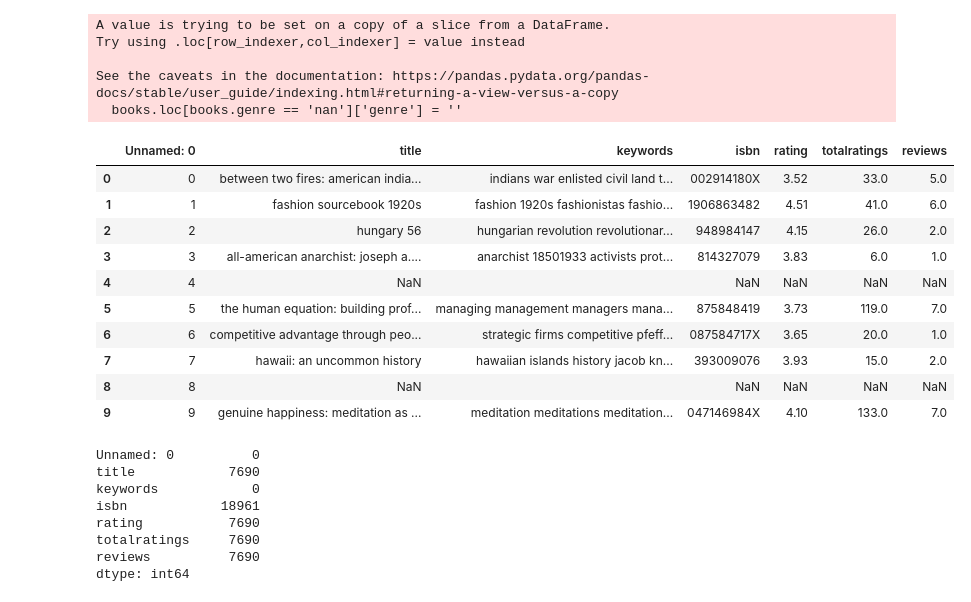
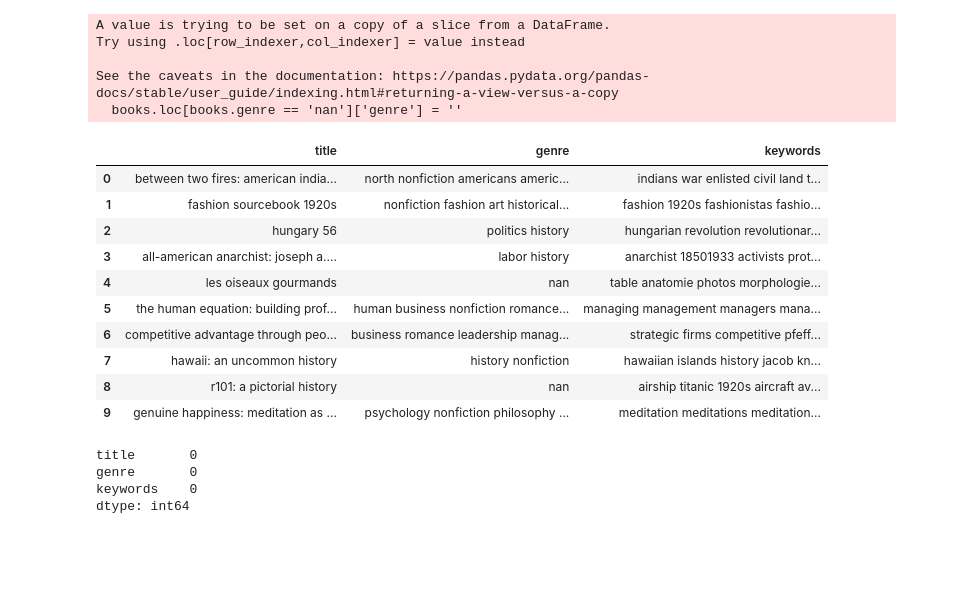
Before and after one commit to M-Awwab-Khan/personalized-book-recommender, a Jupyter notebook: personlized-book-recommender.ipynb, the cells around one changed output. Saved outputs shown, nothing was run; the diff lists cells and outputs as text; code cells hidden in the pictures; blank space fills up the shorter version.

Commit message:
Kaggle Notebook | personlized-book-recommender | Version 4

```diff
--- a/personlized-book-recommender.ipynb
+++ b/personlized-book-recommender.ipynb
@@ -255,8 +255,6 @@ for i in range(0, len(descriptions)):
 # %%
 keywords_list = pd.read_csv('/kaggle/input/goodreads-books-descriptions-keywords/keywords92730.csv')
 # %%
-
-books.drop(columns='keywords', inplace=True)
 books = books.reset_index().drop('index', axis=1)
 # %%
 books['keywords'] = keywords_list['keywords']
@@ -299,28 +297,24 @@ books_filtered = books[['title', 'keywords', 'isbn', 'rating', 'totalratings', '
 # %%
 books_filtered.to_csv('books_preprocessed.csv')
 # %%
-books_processed = books[['title', 'genre', '']]
+books_processed = books[['title', 'genre', 'keywords']]
 books_processed.head(10)
 # %% [output]
-|  | Unnamed: 0 | title | keywords | isbn | rating | totalratings | reviews |
-| 0 | 0 | between two fires: american india... | indians war enlisted civil land t... | 002914180X | 3.52 | 33.0 | 5.0 |
-| 1 | 1 | fashion sourcebook 1920s | fashion 1920s fashionistas fashio... | 1906863482 | 4.51 | 41.0 | 6.0 |
-| 2 | 2 | hungary 56 | hungarian revolution revolutionar... | 948984147 | 4.15 | 26.0 | 2.0 |
-| 3 | 3 | all-american anarchist: joseph a.... | anarchist 18501933 activists prot... | 814327079 | 3.83 | 6.0 | 1.0 |
-| 4 | 4 | NaN |  | NaN | NaN | NaN | NaN |
-| 5 | 5 | the human equation: building prof... | managing management managers mana... | 875848419 | 3.73 | 119.0 | 7.0 |
-| 6 | 6 | competitive advantage through peo... | strategic firms competitive pfeff... | 087584717X | 3.65 | 20.0 | 1.0 |
-| 7 | 7 | hawaii: an uncommon history | hawaiian islands history jacob kn... | 393009076 | 3.93 | 15.0 | 2.0 |
-| 8 | 8 | NaN |  | NaN | NaN | NaN | NaN |
-| 9 | 9 | genuine happiness: meditation as ... | meditation meditations meditation... | 047146984X | 4.10 | 133.0 | 7.0 |
+|  | title | genre | keywords |
+| 0 | between two fires: american india... | north nonfiction americans americ... | indians war enlisted civil land t... |
+| 1 | fashion sourcebook 1920s | nonfiction fashion art historical... | fashion 1920s fashionistas fashio... |
+| 2 | hungary 56 | politics history | hungarian revolution revolutionar... |
+| 3 | all-american anarchist: joseph a.... | labor history | anarchist 18501933 activists prot... |
+| 4 | les oiseaux gourmands | nan | table anatomie photos morphologie... |
+| 5 | the human equation: building prof... | human business nonfiction romance... | managing management managers mana... |
+| 6 | competitive advantage through peo... | business romance leadership manag... | strategic firms competitive pfeff... |
+| 7 | hawaii: an uncommon history | history nonfiction | hawaiian islands history jacob kn... |
+| 8 | r101: a pictorial history | nan | airship titanic 1920s aircraft av... |
+| 9 | genuine happiness: meditation as ... | psychology nonfiction philosophy ... | meditation meditations meditation... |
 # %%
 books_processed.isna().sum()
 # %% [output]
-Unnamed: 0          0
-title            7690
-keywords            0
-isbn            18961
-rating           7690
-totalratings     7690
-reviews          7690
+title       0
+genre       0
+keywords    0
 dtype: int64
```
Also changed, not shown: parts of 1 cell of this notebook.
